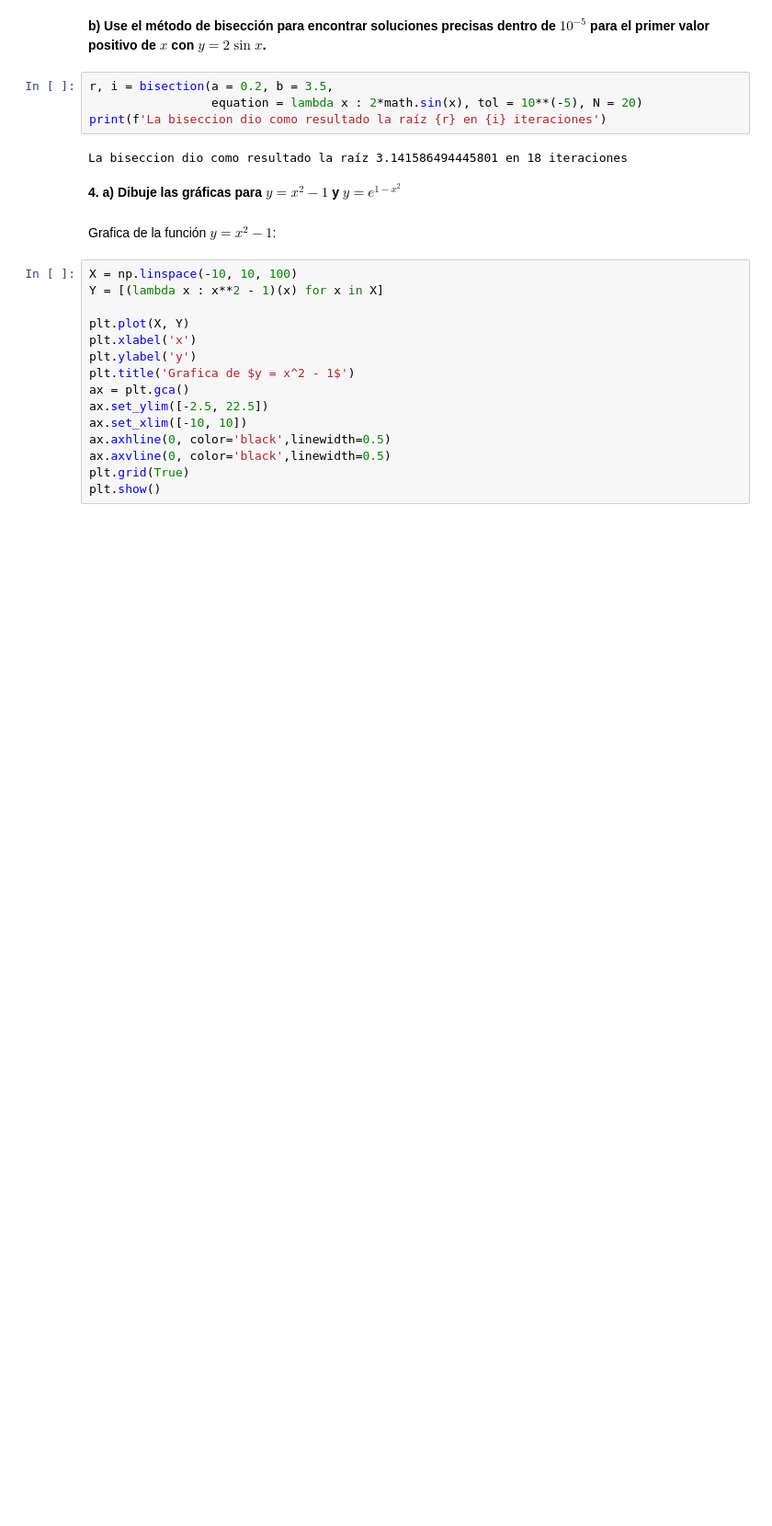
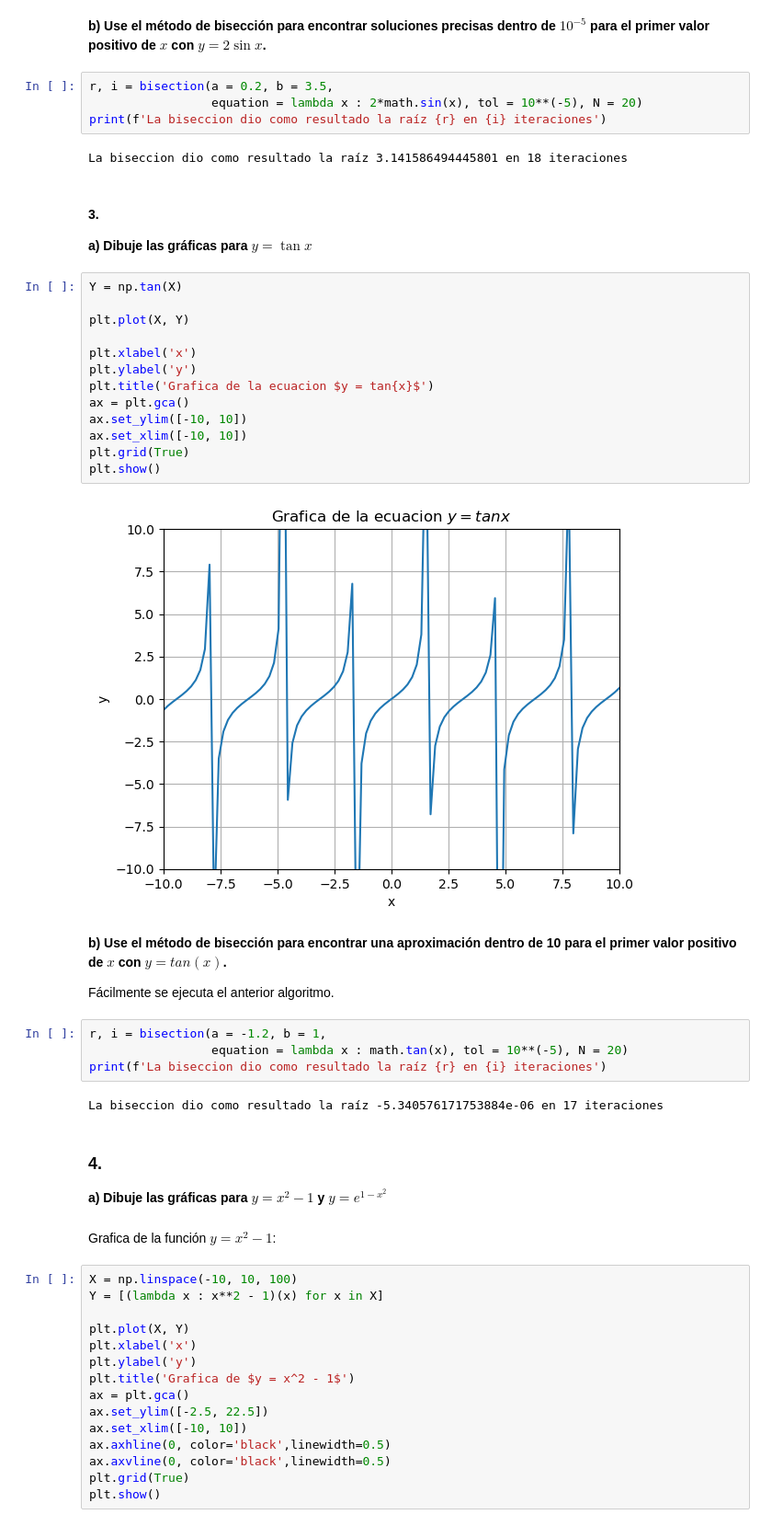
Before and after one commit to Josefu-zero/Metodos-Numericos-Tareas, a Jupyter notebook: Tarea04/Tarea04-MN.ipynb, the cells around one changed output. Shown at 92% size. Drawn from its saved outputs; the diff is of its cells as text; blank space fills up the shorter version.

```diff
--- a/Tarea04/Tarea04-MN.ipynb
+++ b/Tarea04/Tarea04-MN.ipynb
@@ -118,8 +118,37 @@ r, i = bisection(a = 0.2, b = 3.5,
 print(f'La biseccion dio como resultado la raíz {r} en {i} iteraciones')
 # %% [output]
 La biseccion dio como resultado la raíz 3.141586494445801 en 18 iteraciones
+# %% [markdown]
+
+#### 3.
+**a) Dibuje las gráficas para $y = \tan{x}$**
+# %%
+Y = np.tan(X)
+
+plt.plot(X, Y)
+
+plt.xlabel('x')
+plt.ylabel('y')
+plt.title('Grafica de la ecuacion $y = tan{x}$')
+ax = plt.gca()
+ax.set_ylim([-10, 10])
+ax.set_xlim([-10, 10])
+plt.grid(True)
+plt.show()
+# %% [output]
+[figure, added]
+# %% [markdown]
+**b) Use el método de bisección para encontrar una aproximación dentro de 10 para el primer valor positivo de $x$ con $y = tan(x)$.**
+
+Fácilmente se ejecuta el anterior algoritmo.
+# %%
+r, i = bisection(a = -1.2, b = 1,
+                 equation = lambda x : math.tan(x), tol = 10**(-5), N = 20)
+print(f'La biseccion dio como resultado la raíz {r} en {i} iteraciones')
+# %% [output]
+La biseccion dio como resultado la raíz -5.340576171753884e-06 en 17 iteraciones
 # %% [markdown]
-**4.**
+### **4.**
 **a) Dibuje las gráficas para $y = x^2 - 1$ y $y = e^{1 - x^2}$**
 # %% [markdown]
 Grafica de la función $y = x^2 - 1$:
```
Also changed, not shown: parts of 25 cells of this notebook.
